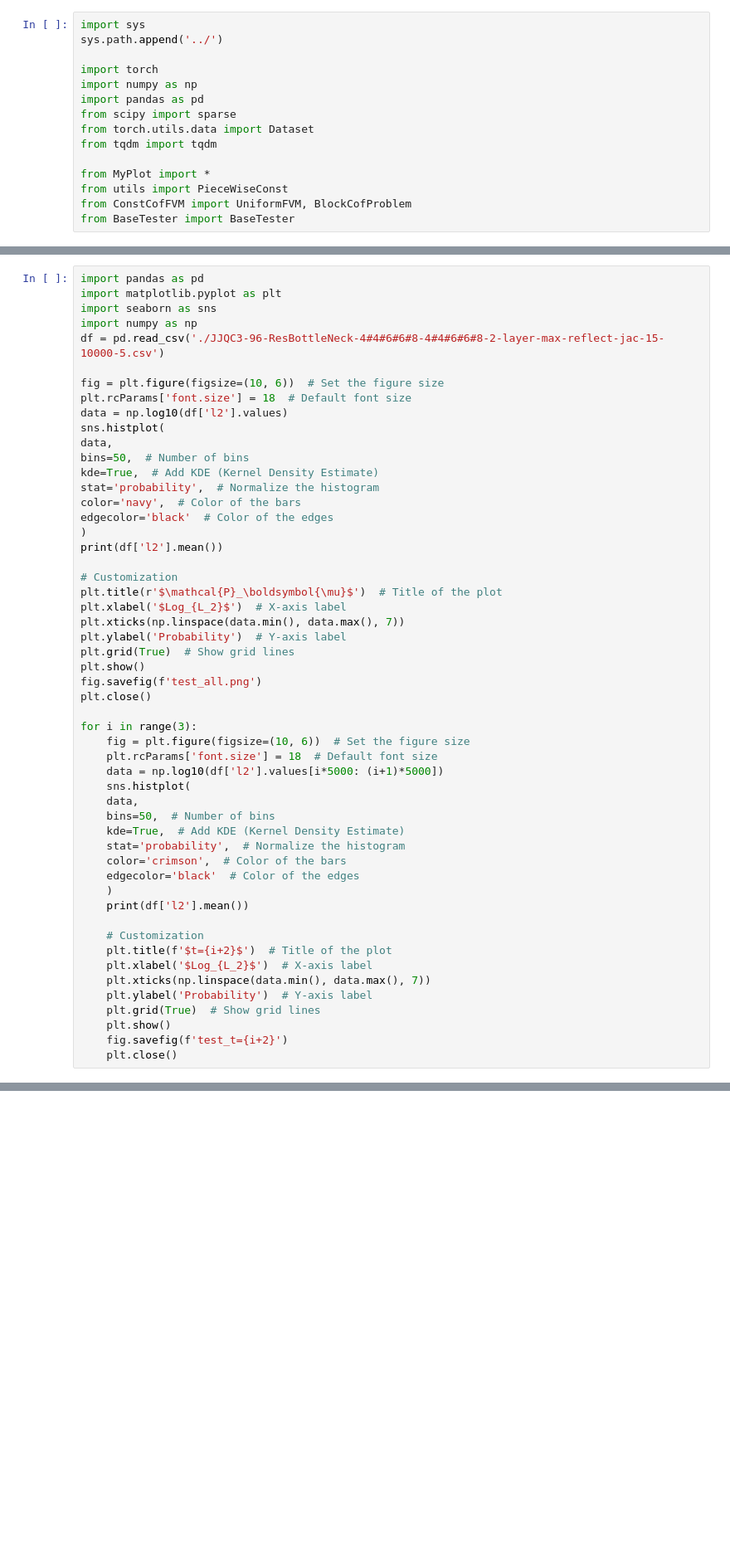
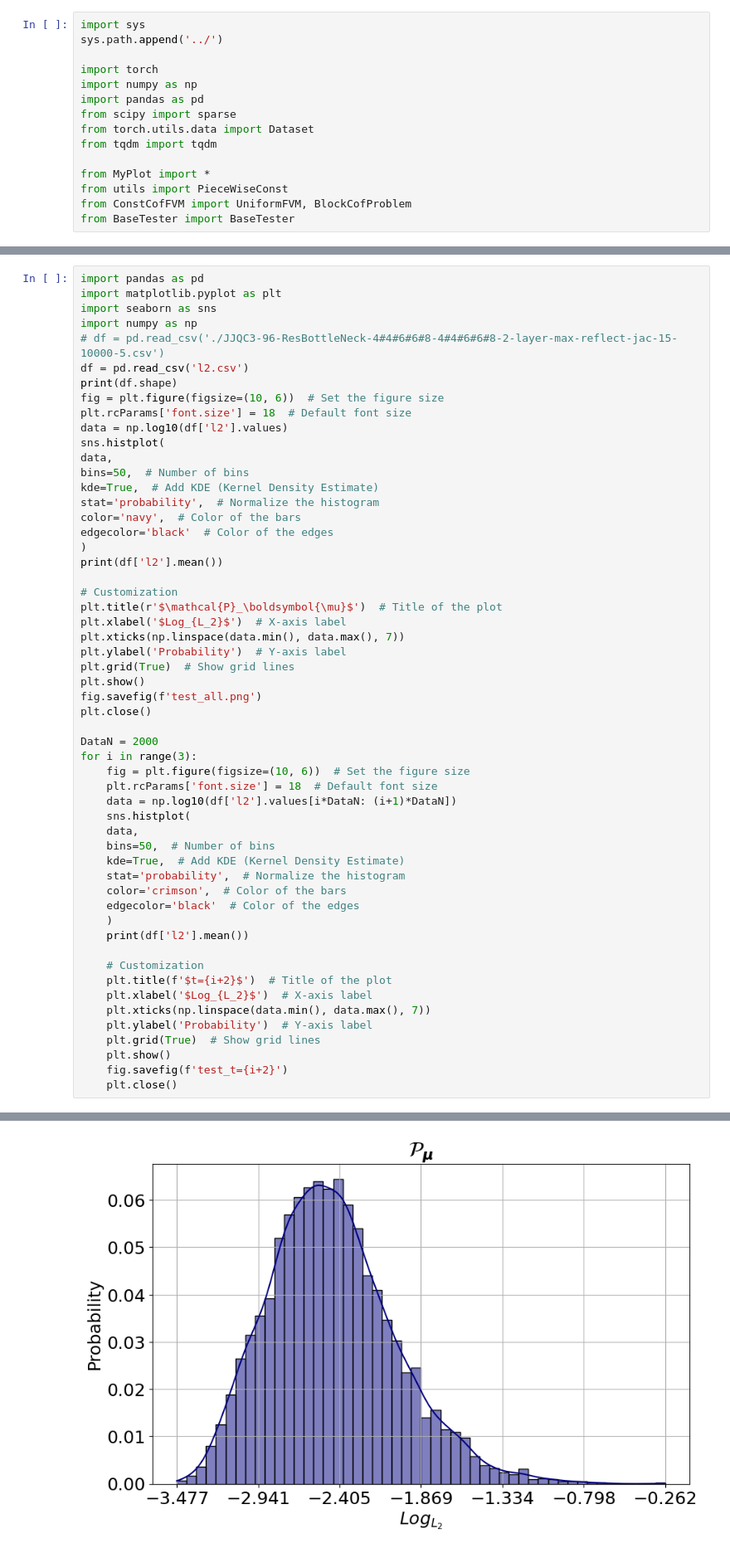
Before and after one commit to dljjqy/DSM, a Jupyter notebook: fit_multicof/DeepLearning_test.ipynb, the cells around one changed output, grey strips where cells are left out. Shown at 83% size. Cells and saved outputs as stored; diff of their text form; blank space fills up the shorter version.

```diff
--- a/fit_multicof/DeepLearning_test.ipynb
+++ b/fit_multicof/DeepLearning_test.ipynb
@@ -166,8 +173,9 @@ import pandas as pd
 import matplotlib.pyplot as plt
 import seaborn as sns
 import numpy as np
-df = pd.read_csv('./JJQC3-96-ResBottleNeck-4#4#6#6#8-4#4#6#6#8-2-layer-max-reflect-jac-15-10000-5.csv')
-
+# df = pd.read_csv('./JJQC3-96-ResBottleNeck-4#4#6#6#8-4#4#6#6#8-2-layer-max-reflect-jac-15-10000-5.csv')
+df = pd.read_csv('l2.csv')
+print(df.shape)
 fig = plt.figure(figsize=(10, 6))  # Set the figure size
 plt.rcParams['font.size'] = 18  # Default font size
 data = np.log10(df['l2'].values)
@@ -191,10 +199,11 @@ plt.show()
 fig.savefig(f'test_all.png')
 plt.close()
 
+DataN = 2000
 for i in range(3):
 	fig = plt.figure(figsize=(10, 6))  # Set the figure size
 	plt.rcParams['font.size'] = 18  # Default font size
-	data = np.log10(df['l2'].values[i*5000: (i+1)*5000])
+	data = np.log10(df['l2'].values[i*DataN: (i+1)*DataN])
 	sns.histplot(
 	data,
 	bins=50,  # Number of bins
@@ -214,3 +223,4 @@ for i in range(3):
 	plt.show()
 	fig.savefig(f'test_t={i+2}')
 	plt.close()
+# %% [output]
@@ -216,0 +229 @@ for i in range(3):
+[figure, added]
```
Also changed, not shown: parts of 3 cells of this notebook, 15 other files.
